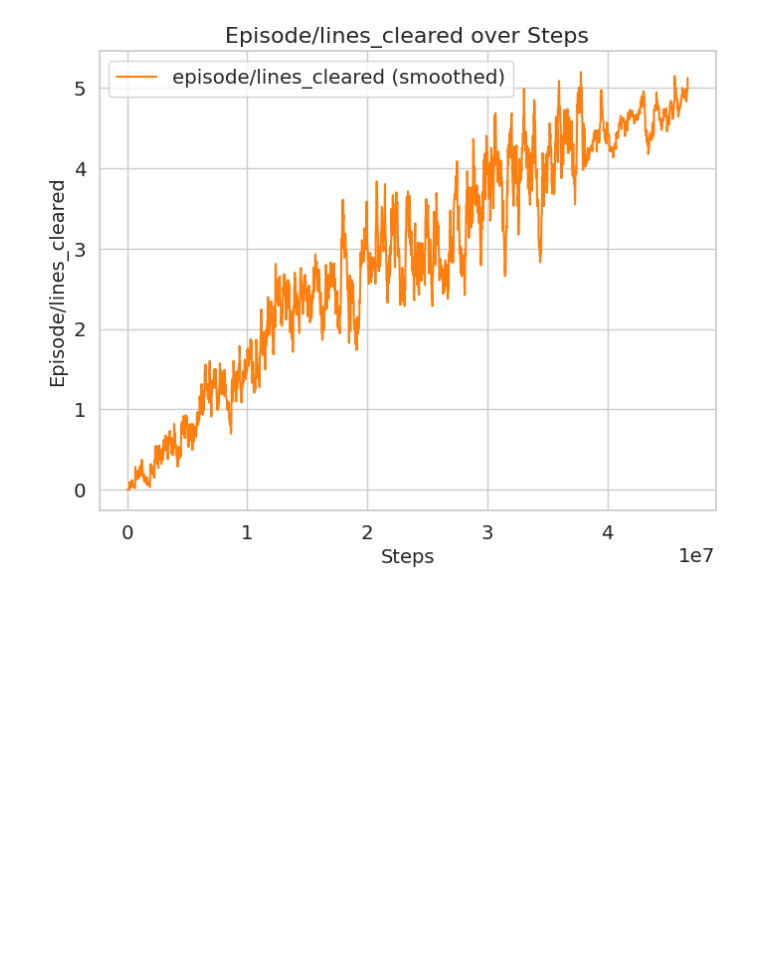
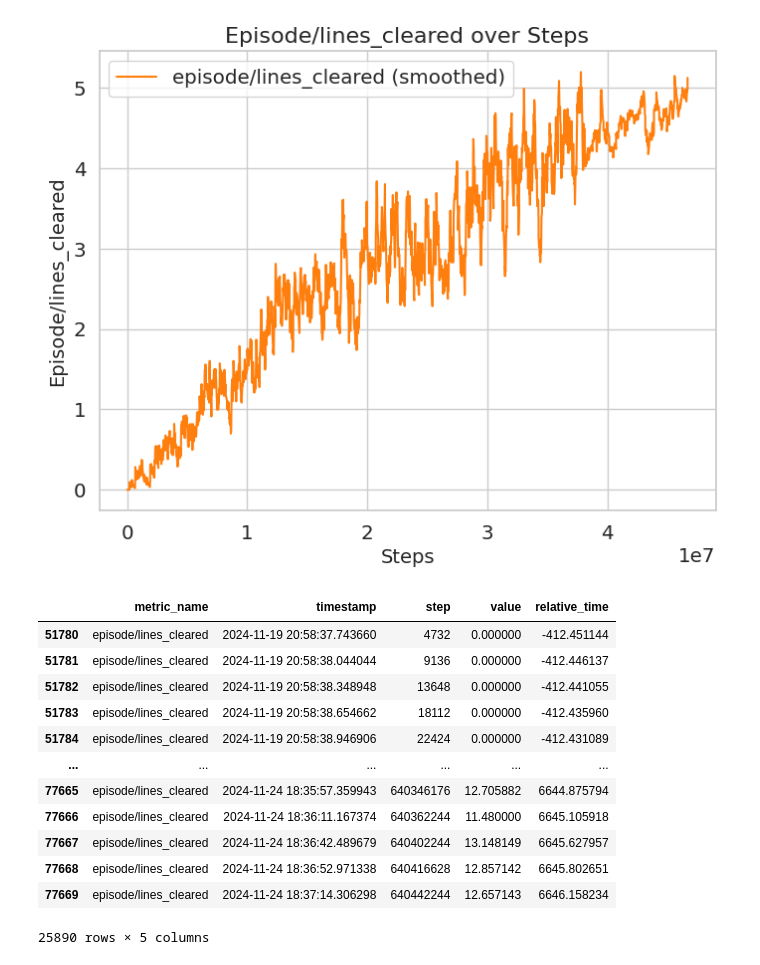
Before and after one commit to atopuzov/tud-drl-project, a Jupyter notebook: metrics2.ipynb, the cells around one changed output. Drawn from its saved outputs; the diff is of its cells as text; code cells hidden in the pictures; blank space fills up the shorter version.

```diff
--- a/metrics2.ipynb
+++ b/metrics2.ipynb
@@ -292,3 +551,19 @@ Try using .loc[row_indexer,col_indexer] = value instead
 See the caveats in the documentation: https://pandas.pydata.org/pandas-docs/stable/user_guide/indexing.html#returning-a-view-versus-a-copy
   metric_data['smoothed'] = metric_data['value'].ewm(span=window_size, adjust=False).mean()
 [figure]
+# %%
+df[df['metric_name'] == 'episode/lines_cleared']
+# %% [output]
+|  | metric_name | timestamp | step | value | relative_time |
+| 51780 | episode/lines_cleared | 2024-11-19 20:58:37.743660 | 4732 | 0.000000 | -412.451144 |
+| 51781 | episode/lines_cleared | 2024-11-19 20:58:38.044044 | 9136 | 0.000000 | -412.446137 |
+| 51782 | episode/lines_cleared | 2024-11-19 20:58:38.348948 | 13648 | 0.000000 | -412.441055 |
+| 51783 | episode/lines_cleared | 2024-11-19 20:58:38.654662 | 18112 | 0.000000 | -412.435960 |
+| 51784 | episode/lines_cleared | 2024-11-19 20:58:38.946906 | 22424 | 0.000000 | -412.431089 |
+| ... | ... | ... | ... | ... | ... |
+| 77665 | episode/lines_cleared | 2024-11-24 18:35:57.359943 | 640346176 | 12.705882 | 6644.875794 |
+| 77666 | episode/lines_cleared | 2024-11-24 18:36:11.167374 | 640362244 | 11.480000 | 6645.105918 |
+| 77667 | episode/lines_cleared | 2024-11-24 18:36:42.489679 | 640402244 | 13.148149 | 6645.627957 |
+| 77668 | episode/lines_cleared | 2024-11-24 18:36:52.971338 | 640416628 | 12.857142 | 6645.802651 |
+| 77669 | episode/lines_cleared | 2024-11-24 18:37:14.306298 | 640442244 | 12.657143 | 6646.158234 |
+25890 rows × 5 columns
```
Also changed, not shown: parts of 10 cells of this notebook, 1 other file.
